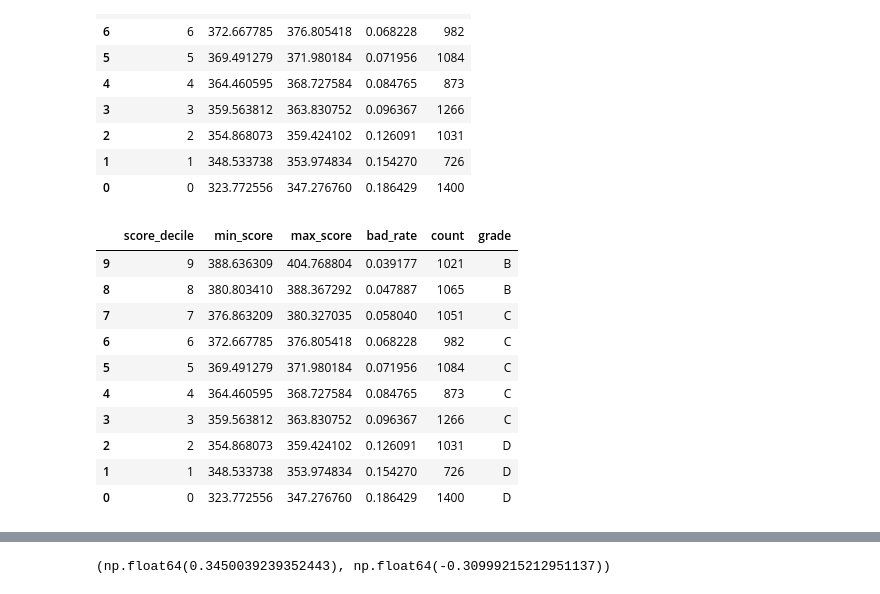
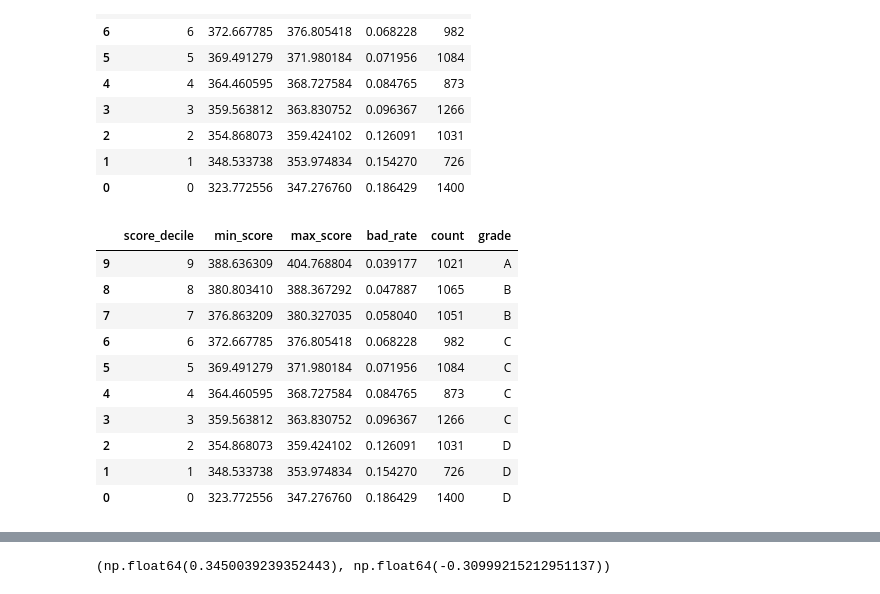
Before and after one commit to chamathjh/retail_credit_scorecard, a Jupyter notebook: retail_credit_scorecard_python.ipynb, the cells around one changed output, grey strips where cells are left out. Saved outputs shown, nothing was run; the diff lists cells and outputs as text; code cells hidden in the pictures.

```diff
--- a/retail_credit_scorecard_python.ipynb
+++ b/retail_credit_scorecard_python.ipynb
@@ -685,22 +684,22 @@ decile_stats
 | 0 | 0 | 323.772556 | 347.276760 | 0.186429 | 1400 |
 # %%
 def assign_grade(bad_rate):
-    if bad_rate < 0.02:
+    if bad_rate < 0.04:
         return "A"
-    elif bad_rate < 0.05:
+    elif bad_rate < 0.06:
         return "B"
     elif bad_rate < 0.10:
         return "C"
     else:
         return "D"
 
 decile_stats["grade"] = decile_stats["bad_rate"].apply(assign_grade)
 decile_stats
 # %% [output]
 |  | score_decile | min_score | max_score | bad_rate | count | grade |
-| 9 | 9 | 388.636309 | 404.768804 | 0.039177 | 1021 | B |
+| 9 | 9 | 388.636309 | 404.768804 | 0.039177 | 1021 | A |
 | 8 | 8 | 380.803410 | 388.367292 | 0.047887 | 1065 | B |
-| 7 | 7 | 376.863209 | 380.327035 | 0.058040 | 1051 | C |
+| 7 | 7 | 376.863209 | 380.327035 | 0.058040 | 1051 | B |
 | 6 | 6 | 372.667785 | 376.805418 | 0.068228 | 982 | C |
 | 5 | 5 | 369.491279 | 371.980184 | 0.071956 | 1084 | C |
 | 4 | 4 | 364.460595 | 368.727584 | 0.084765 | 873 | C |
```
Also changed, not shown: parts of 17 cells of this notebook.
